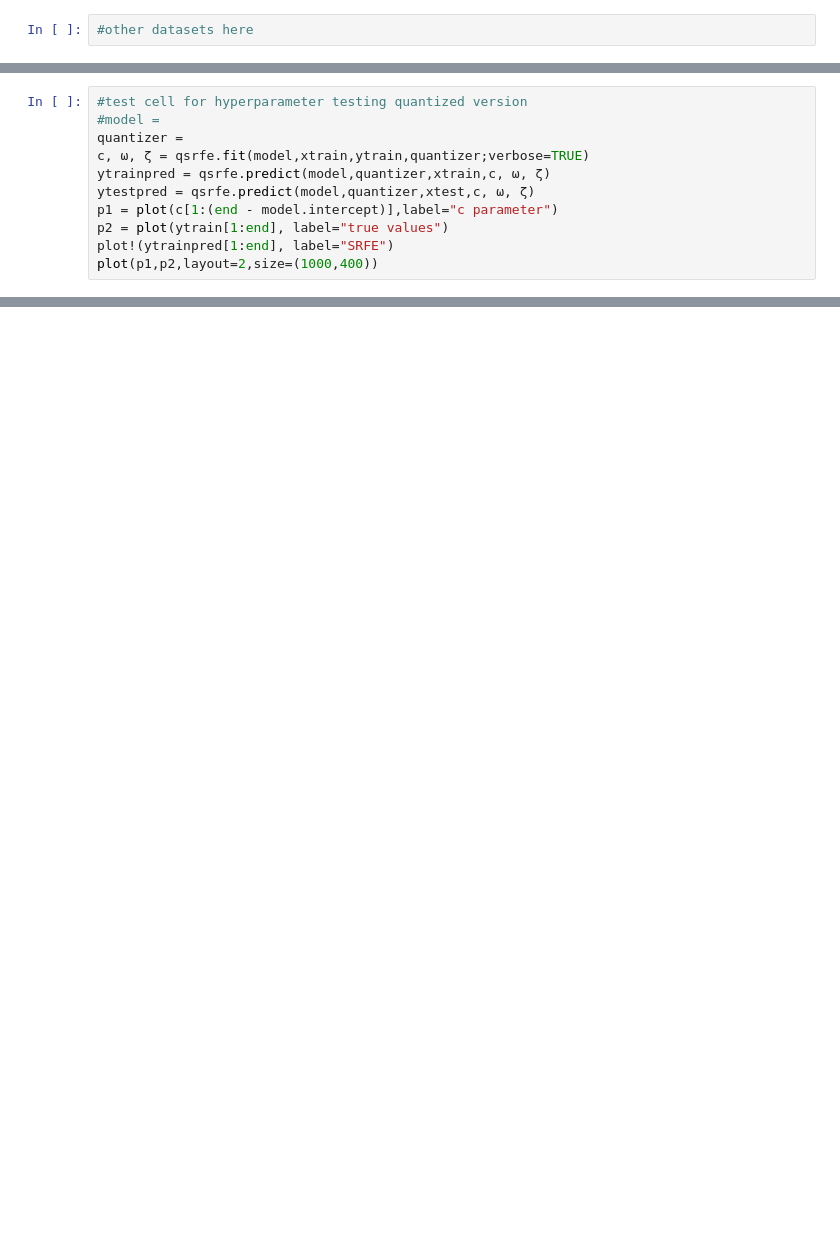
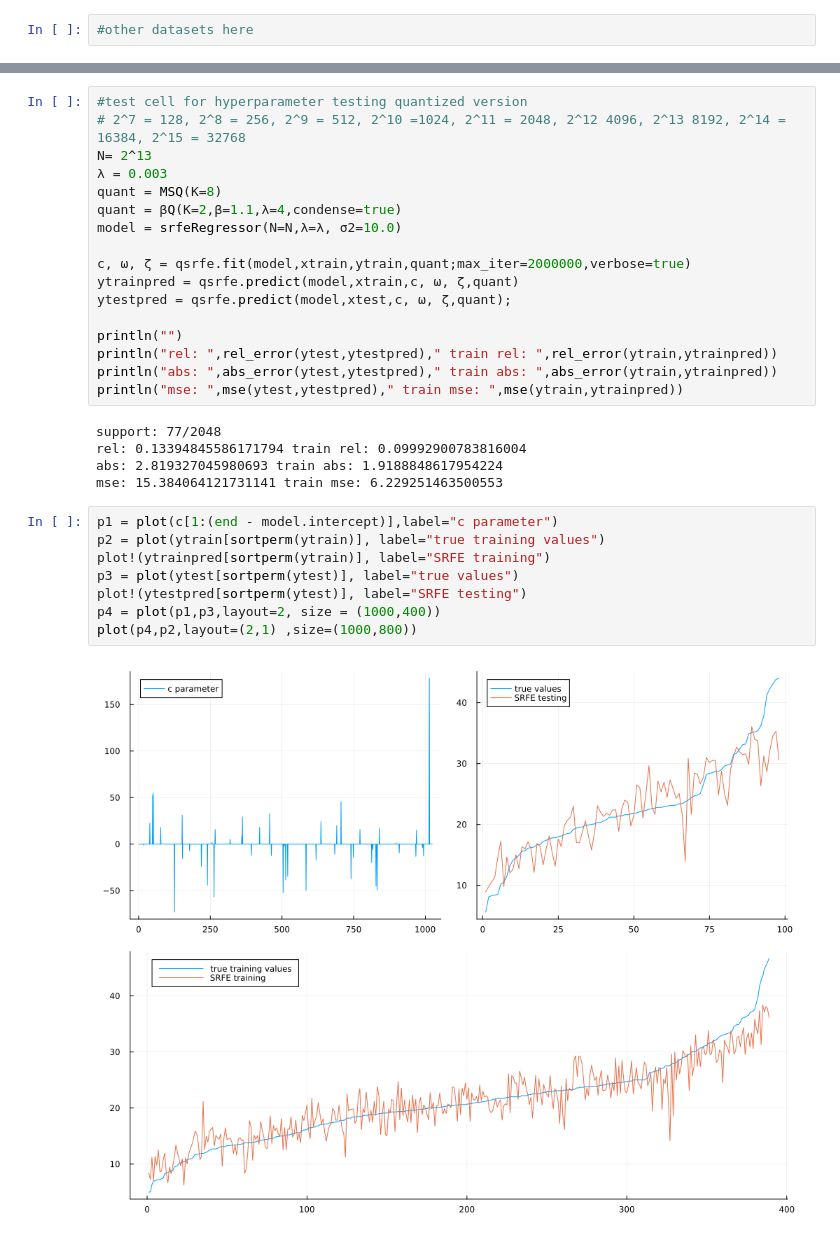
Before and after one commit to grsbe/qsrfe, a Jupyter notebook: boston2.ipynb, the cells around one changed output, grey strips where cells are left out. Drawn from its saved outputs; the diff is of its cells as text; blank space fills up the shorter version.

```diff
--- a/boston2.ipynb
+++ b/boston2.ipynb
@@ -80,11 +72,0 @@ plot(p4,p2,layout=(2,1) ,size=(1000,800))
-# %%
-#test cell for hyperparameter testing quantized version
-#model =
-quantizer =
-c, ω, ζ = qsrfe.fit(model,xtrain,ytrain,quantizer;verbose=TRUE)
-ytrainpred = qsrfe.predict(model,quantizer,xtrain,c, ω, ζ)
-ytestpred = qsrfe.predict(model,quantizer,xtest,c, ω, ζ)
-p1 = plot(c[1:(end - model.intercept)],label="c parameter")
-p2 = plot(ytrain[1:end], label="true values")
-plot!(ytrainpred[1:end], label="SRFE")
-plot(p1,p2,layout=2,size=(1000,400))
@@ -90,0 +105,32 @@ plot(p1,p2,layout=2,size=(1000,400))
+# %%
+#test cell for hyperparameter testing quantized version
+# 2^7 = 128, 2^8 = 256, 2^9 = 512, 2^10 =1024, 2^11 = 2048, 2^12 4096, 2^13 8192, 2^14 = 16384, 2^15 = 32768
+N= 2^13
+λ = 0.003
+quant = MSQ(K=8)
+quant = βQ(K=2,β=1.1,λ=4,condense=true)
+model = srfeRegressor(N=N,λ=λ, σ2=10.0)
+
+c, ω, ζ = qsrfe.fit(model,xtrain,ytrain,quant;max_iter=2000000,verbose=true)
+ytrainpred = qsrfe.predict(model,xtrain,c, ω, ζ,quant)
+ytestpred = qsrfe.predict(model,xtest,c, ω, ζ,quant);
+
+println("")
+println("rel: ",rel_error(ytest,ytestpred)," train rel: ",rel_error(ytrain,ytrainpred))
+println("abs: ",abs_error(ytest,ytestpred)," train abs: ",abs_error(ytrain,ytrainpred))
+println("mse: ",mse(ytest,ytestpred)," train mse: ",mse(ytrain,ytrainpred))
+# %% [output]
+support: 77/2048
+rel: 0.13394845586171794 train rel: 0.09992900783816004
+abs: 2.819327045980693 train abs: 1.9188848617954224
+mse: 15.384064121731141 train mse: 6.229251463500553
+# %%
+p1 = plot(c[1:(end - model.intercept)],label="c parameter")
+p2 = plot(ytrain[sortperm(ytrain)], label="true training values")
+plot!(ytrainpred[sortperm(ytrain)], label="SRFE training")
+p3 = plot(ytest[sortperm(ytest)], label="true values")
+plot!(ytestpred[sortperm(ytest)], label="SRFE testing")
+p4 = plot(p1,p3,layout=2, size = (1000,400))
+plot(p4,p2,layout=(2,1) ,size=(1000,800))
+# %% [output]
+[figure, added]
```
Also changed, not shown: parts of 13 cells of this notebook, 7 other files.
